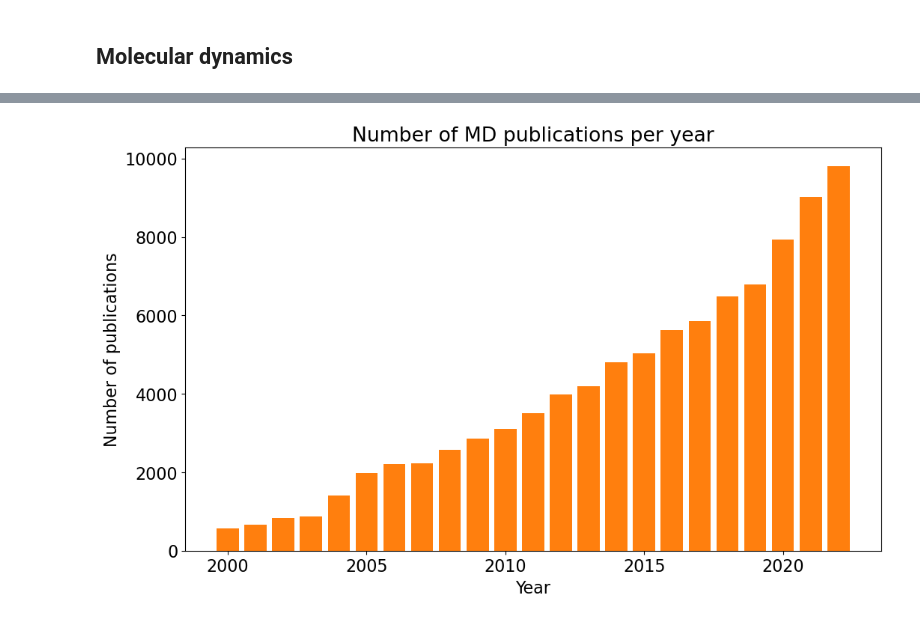
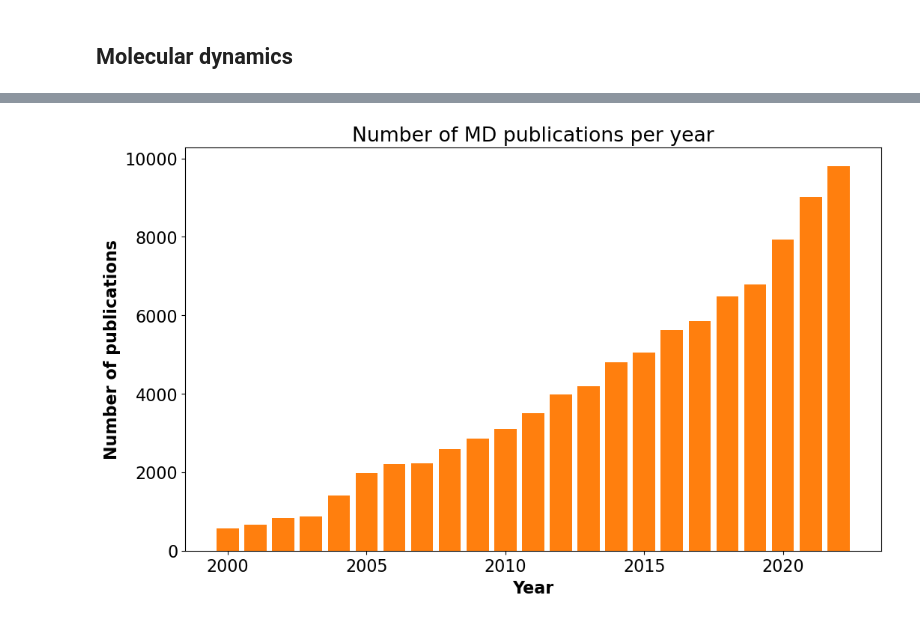
Before and after one commit to MDverse/mdda, a Jupyter notebook: notebooks/search_MD_in_pubmed.ipynb, the cells around one changed output, grey strips where cells are left out. Drawn from its saved outputs; the diff is of its cells as text; code cells hidden in the pictures.

```diff
--- a/notebooks/search_MD_in_pubmed.ipynb
+++ b/notebooks/search_MD_in_pubmed.ipynb
@@ -28,19 +53,8 @@ def query_pubmed(term="", year_start=2000, year_end=2022):
 # %% [markdown]
 ## Molecular dynamics
 # %%
-print("Querying MD")
+print("Querying MD...")
 years, md = query_pubmed(term="'molecular dynamics'[Title/Abstract]", year_start=2000, year_end=2022)
-print("Querying MD + Gromacs")
-years, gromacs = query_pubmed(term="'molecular dynamics'[Title/Abstract] AND Gromacs[Title/Abstract]", year_start=2000, year_end=2022)
-print("Querying MD + AMBER")
-years, amber = query_pubmed(term="'molecular dynamics'[Title/Abstract] AND AMBER[Title/Abstract]", year_start=2000, year_end=2022)
-print("Querying MD + CHARMM")
-years, charmm = query_pubmed(term="'molecular dynamics'[Title/Abstract] AND CHARMM[Title/Abstract]", year_start=2000, year_end=2022)
-print("Querying MD + NAMD")
-years, namd = query_pubmed(term="'molecular dynamics'[Title/Abstract] AND NAMD[Title/Abstract]", year_start=2000, year_end=2022)
-print("Querying MD + OpenMM")
-years, openmm = query_pubmed(term="'molecular dynamics'[Title/Abstract] AND OpenMM[Title/Abstract]", year_start=2000, year_end=2022)
-print("Done")
-df_md = pd.DataFrame({"years": years, "MD": md, "Gromacs": gromacs, "AMBER": amber, "CHARMM": charmm, "NAMD": namd, "OpenMM": openmm})
+df_md = pd.DataFrame({"years": years, "MD": md})
 df_md.to_csv("number_of_MD_papers_per_year.tsv", sep="\t", index=False)
 # %% [output]
@@ -74,10 +71,10 @@ df_md
 # %%
 plt.rcParams.update({"font.size": 16})
 fig, ax = plt.subplots(figsize=(12,7))
 ax.bar(df_md["years"], df_md["MD"], color="C1")
 ax.set_title("Number of MD publications per year")
-ax.set_xlabel("Year")
-ax.set_ylabel("Number of publications")
+ax.set_xlabel("Year", weight="bold")
+ax.set_ylabel("Number of publications", weight="bold")
 fig.savefig("fig/number_of_MD_papers_per_year.svg")
 # %% [output]
-[figure, old version]
+[figure, new version]
```
Also changed, not shown: parts of 10 cells of this notebook, 3 other files.
